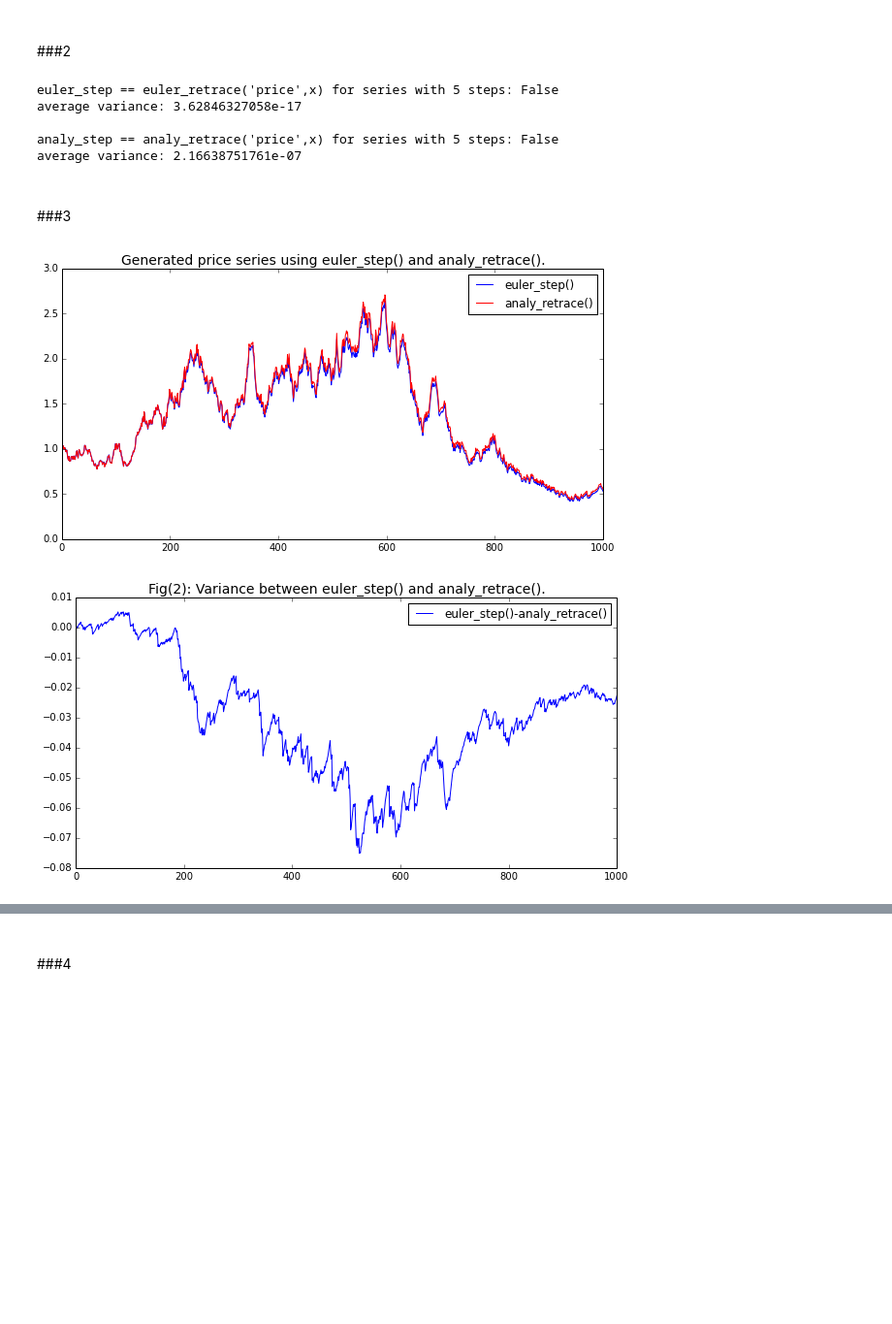
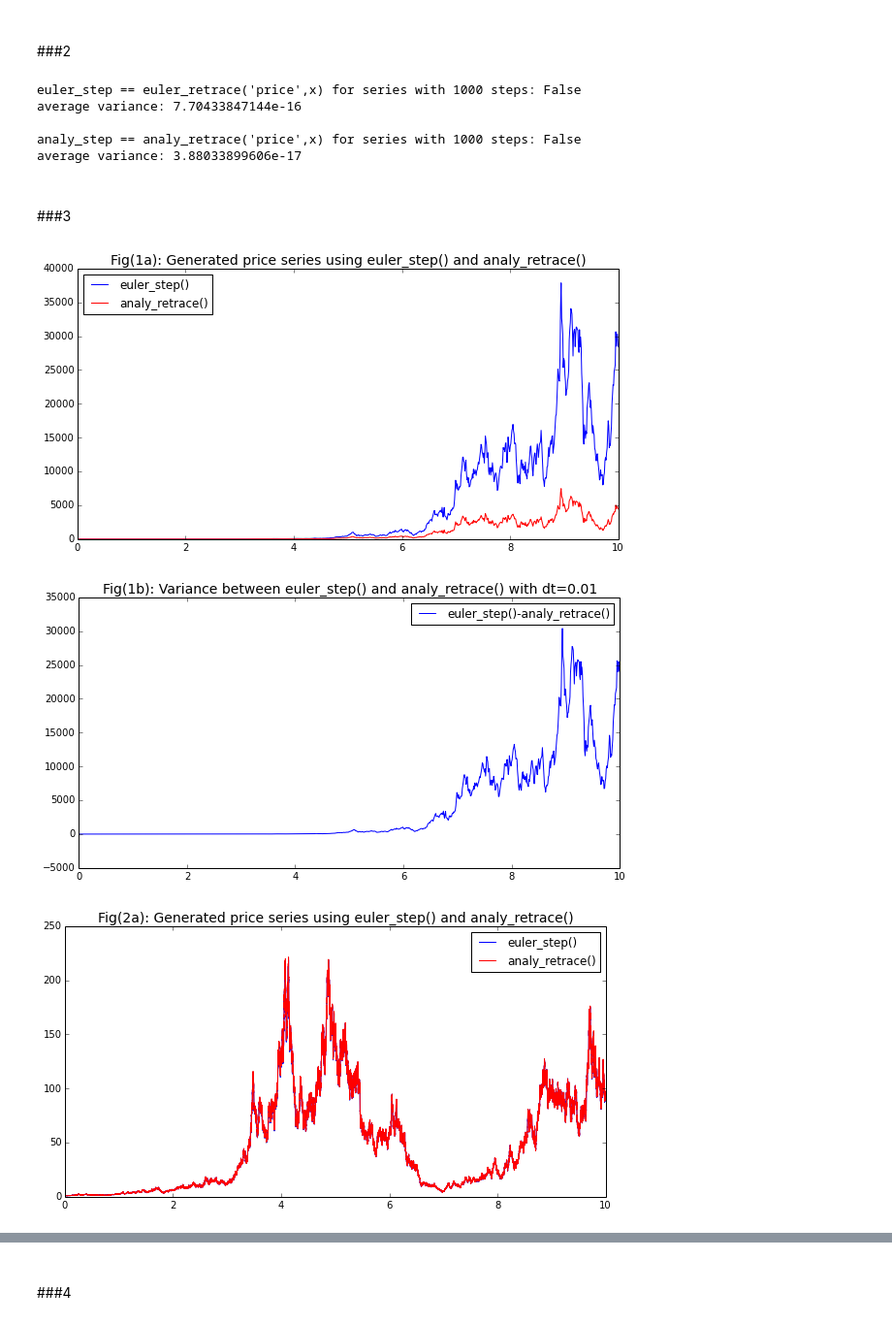
Before and after one commit to rmorshea/quantfi, a Jupyter notebook: ExponentialBrownian.ipynb, the cells around one changed output, grey strips where cells are left out. Shown: that part at 97% size. Cells and saved outputs as stored; diff of their text form; code cells hidden in the pictures; blank space fills up the shorter version.

```diff
--- a/ExponentialBrownian.ipynb
+++ b/ExponentialBrownian.ipynb
@@ -719,55 +715,75 @@ average variance: 0.0
 ---
 ##\#2
 # %%
-number = 5
-params = [0.001,1,1]
+number = 1000
+params = [0.001,1,1,10]
 
-W1,P1 = euler_step(number,0.001,1,1)
-W2 = euler_retrace('price',P1,*params)
+T1,W1,P1 = euler_step(number,*params)
+W2 = euler_retrace('price',P1,0.,*params)
 
 print "euler_step == euler_retrace('price',x) for series with {0} steps:".format(number), W1 == W2
 print 'average variance:', np.average(abs(np.array(W1)-np.array(W2)))
 
 print
 
-W1,P1 = analy_step(number,0.001,1,1)
+T1,W1,P1 = analy_step(number,*params)
 W2 = analy_retrace('price',P1,*params)
 
 print "analy_step == analy_retrace('price',x) for series with {0} steps:".format(number), W1 == W2
 print 'average variance:', np.average(abs(np.array(W1)-np.array(W2)))
 # %% [output]
-euler_step == euler_retrace('price',x) for series with 5 steps: False
-average variance: 3.62846327058e-17
+euler_step == euler_retrace('price',x) for series with 1000 steps: False
+average variance: 7.70433847144e-16
 
-analy_step == analy_retrace('price',x) for series with 5 steps: False
-average variance: 2.16638751761e-07
+analy_step == analy_retrace('price',x) for series with 1000 steps: False
+average variance: 3.88033899606e-17
 # %% [markdown]
 <a id=ImpExpBrownian_DI_sec3></a>
 ---
 ##\#3
 # %%
 number = 1000
-params = [0.005,1,1]
+params = [0.01,1,1,10]
 
-W1,P1 = euler_step(number,0.001,1,1)
+T1,W1,P1 = euler_step(number,*params)
 P2 = analy_retrace('wiener',W1,*params)
 
-x = range(len(W1))
+plt.figure(figsize = (10,5))
+plt.plot(T1,P1,color='b', label = 'euler_step()')
+plt.plot(T1,P2,color='r', label = 'analy_retrace()')
+plt.title('Fig(1a): Generated price series using euler_step() and analy_retrace()', fontsize=14)
 
-plt.figure(figsize = (10,5))
-plt.plot(x,P1,color='b', label = 'euler_step()')
-plt.plot(x,P2,color='r', label = 'analy_retrace()')
-plt.title('Generated price series using euler_step() and analy_retrace().', fontsize=14)
-plt.xlim(xmax=number)
 plt.legend(loc='best')
 plt.show()
 
 plt.figure(figsize = (10,5))
-plt.plot(x,np.array(P1)-np.array(P2),label='euler_step()-analy_retrace()')
-plt.title('Fig(2): Variance between euler_step() and analy_retrace().', fontsize=14)
-plt.xlim(xmax = number)
+plt.plot(T1,np.array(P1)-np.array(P2),label='euler_step()-analy_retrace()')
+plt.title('Fig(1b): Variance between euler_step() and analy_retrace() with dt={0}'.format(params[0]), fontsize=14)
+plt.xlim(xmax=T1[-1])
 plt.legend(loc='best')
 plt.show()
+
+number = 100000
+params = [0.0001,1,1,10]
+
+T1,W1,P1 = euler_step(number,*params)
+P2 = analy_retrace('wiener',W1,*params)
+
+plt.figure(figsize = (10,5))
+plt.plot(T1,P1,color='b', label = 'euler_step()')
+plt.plot(T1,P2,color='r', label = 'analy_retrace()')
+plt.title('Fig(2a): Generated price series using euler_step() and analy_retrace()', fontsize=14)
+
+plt.legend(loc='best')
+plt.show()
+
+plt.figure(figsize = (10,5))
+plt.plot(T1,np.array(P1)-np.array(P2),label='euler_step()-analy_retrace()')
+plt.title('Fig(2b): Variance between euler_step() and analy_retrace() with dt={0}'.format(params[0]), fontsize=14)
+plt.xlim(xmax=T1[-1])
+plt.legend(loc='best')
+plt.show()
 # %% [output]
-[figure, old version]
+[figure, new version]
-[figure, old version]
+[figure, new version]
+[figure, added]
```
Also changed, not shown: parts of 10 cells of this notebook.
